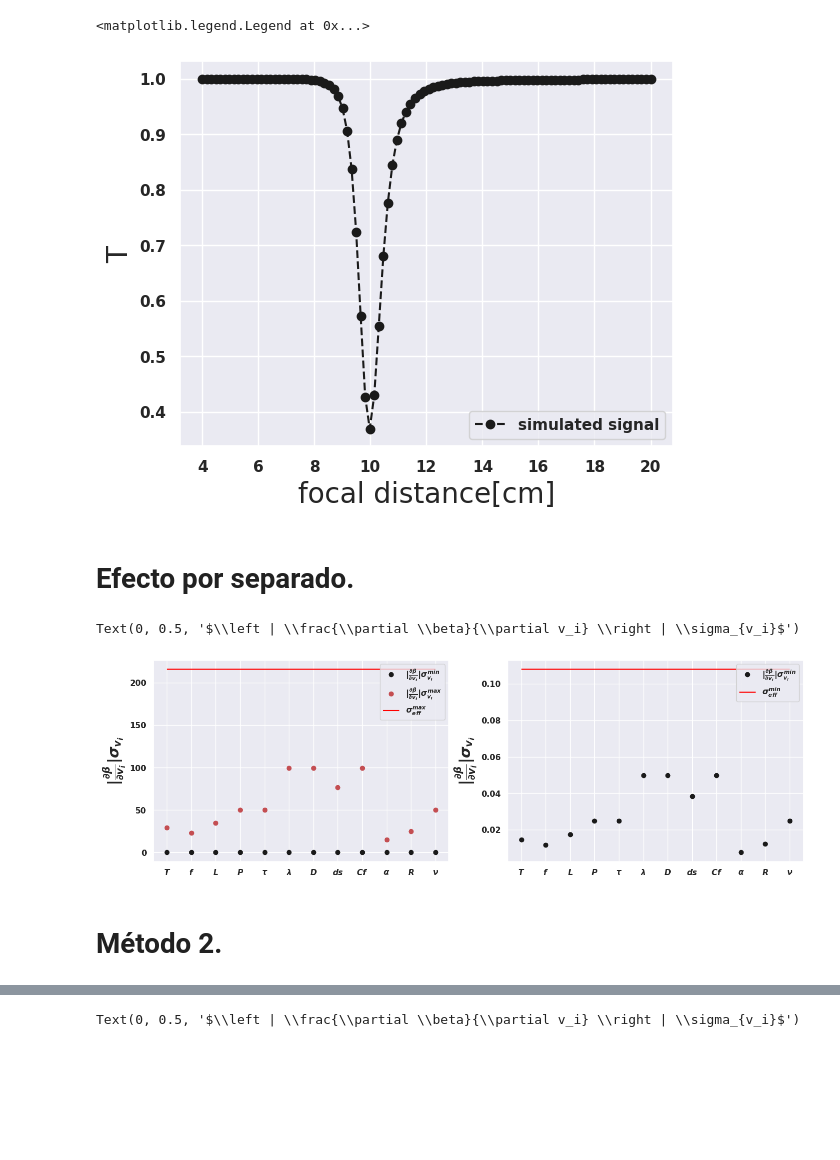
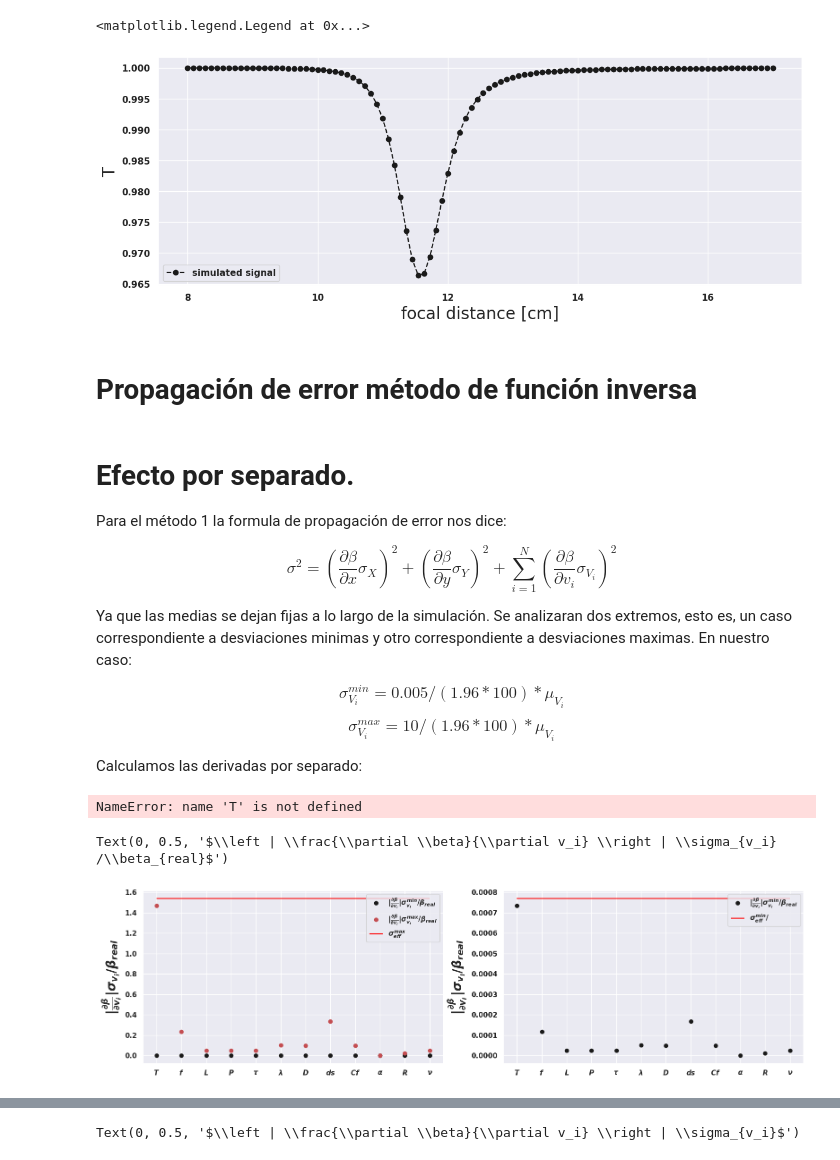
Before and after one commit to EstebanM-98/University_codes, a Jupyter notebook: TPA/error.ipynb, the cells around one changed output, grey strips where cells are left out. Saved outputs shown, nothing was run; the diff lists cells and outputs as text; code cells hidden in the pictures; blank space fills up the shorter version.

```diff
--- a/TPA/error.ipynb
+++ b/TPA/error.ipynb
@@ -40,33 +40,35 @@ def fscanTH2(focal,beta,L,Pavg,Tp,wl,D,ds,Cf,alfa,R,freq):
 # %%
 fig=plt.figure(figsize=(14,5))
 
 ######################## PARAMETROS QUE SE ASUMEN COMO LOS REALES
-focal_e = 1e-2*np.linspace(4,20,100) #focal distance [m]
-beta_e = 500e-11 # TPA seed in (m/W )
-L_e = 0.70e-3 # thickness in (m).
-Pavg_e  = 95e-3# Average power in (W)
-Tp_e  = 2e-9 # pulse width FWHM in (s)
-wl_e  = 1063.5e-9 #central wavelength in (m)
-D_e  = 1.5e-3 # beam diameter in (m)
-ds_e  = 100e-3# Distance EFTL-sample (m)a
-Cf_e  = 1.1 # beam correction coeff
-alfa_e = 975 # linear absorption in (1/m)
+focal_e = 1e-2*np.linspace(8,17,100) #focal distance [m]
+beta_e = 3.4e-11 # TPA seed in (m/W )
+L_e = 1e-3 # thickness in (m).
+Pavg_e  = 200e-3# Average power in (W)
+Tp_e  = 200e-15 # pulse width FWHM in (s)
+wl_e  = 790e-9 #central wavelength in (m)
+D_e  = 2e-3 # beam diameter in (m)
+ds_e  = 116e-3# Distance EFTL-sample (m)a
+Cf_e  = 1.36 # beam correction coeff
+alfa_e =2.6e-1 # linear absorption in (1/m)
 R_e  = 0.33 # reflection percentage
-freq_e  = 11e3 #Frecuencia en HZ
+freq_e  = 90.6e6 #Frecuencia en HZ
 trans_e=list(fscanTH2(focal_e ,beta_e ,L_e ,Pavg_e ,Tp_e ,wl_e ,D_e ,ds_e ,Cf_e ,alfa_e ,R_e ,freq_e )) #Señal simulada
 val_min=min(trans_e)
 index=trans_e.index(min(trans_e))
 #Td= np.gradient(T)
 
-plt.subplot(122)
+
 plt.plot(focal_e *100,trans_e,'--ko',label='simulated signal')
 #plt.plot(corriente,Td,'--ro',label='derivada')
 plt.ylabel('T',fontsize=20)
-plt.xlabel('focal distance[cm]',fontsize=20)
+plt.xlabel('focal distance [cm]',fontsize=20)
 plt.legend()
 # %% [output]
 <matplotlib.legend.Legend at 0x...>
-[figure, old version]
+[figure, new version]
+# %% [markdown]
+# Propagación de error método de función inversa
 # %%
 T, f,L,P,Tp,wl,D,ds,Cf,alfa,R,freq = sym.symbols('T f L P Tp wl D ds Cf alfa R freq')
 params=[T, f,L,P,Tp,wl,D,ds,Cf,alfa,R,freq]
@@ -107,45 +95,52 @@ def BETA_prime(trans,focal,L,Pavg,Tp,wl,D,ds,Cf,alfa,R,freq,param):
 DerivativeOfF = sym.lambdify((T, f,L,P,Tp,wl,D,ds,Cf,alfa,R,freq),BETA_prime(T, f,L,P,Tp,wl,D,ds,Cf,alfa,R,freq,params[0]),"numpy")
 
 #print(DerivativeOfF(1,1,1))
-# %% [markdown]
-# Efecto por separado.
+# %% [markdown]
+# Efecto por separado.
+
+Para el método 1 la formula de propagación de error nos dice:
+
+$$\sigma^{2}=\left(\frac{\partial \beta}{\partial x} \sigma_{X}\right)^{2}+\left(\frac{\partial \beta}{\partial y} \sigma_{Y}\right)^{2}+\sum_{i=1}^{N}\left(\frac{\partial \beta}{\partial v_i} \sigma_{V_i}\right)^{2}$$
+
+Ya que las medias se dejan fijas a lo largo de la simulación. Se analizaran dos extremos, esto es, un caso correspondiente a desviaciones minimas y otro correspondiente a desviaciones maximas. En nuestro caso:
+
+$$\sigma^{min}_{V_i}=0.005/(1.96*100)*\mu_{V_i}$$
+$$\sigma^{max}_{V_i}=10/(1.96*100)*\mu_{V_i}$$
+
+Calculamos las derivadas por separado:
 # %%
-er=np.linspace(0.005,10,50)/100
 results=[]
 
 for i in range(0,12):
-
     DerivativeOfF = sym.lambdify((T, f,L,P,Tp,wl,D,ds,Cf,alfa,R,freq),BETA_prime(T, f,L,P,Tp,wl,D,ds,Cf,alfa,R,freq,params[i]),"numpy")
     val=DerivativeOfF(trans_e[index],focal_e[index],L_e,Pavg_e,Tp_e,wl_e,D_e,ds_e,Cf_e,alfa_e,R_e,freq_e)
     results.append(abs(val))
+# %% [output]
+NameError: name 'T' is not defined
 # %%
 l=[r'$T$',r'$f$',r'$L$',r'$P$',r'$\tau$',r'$\lambda$',r'$D$',r'$ds$',r'$Cf$',r'$\alpha$',r'$R$',r'$\nu$']
 # %%
 reals=[trans_e[index],focal_e[index],L_e,Pavg_e,Tp_e,wl_e,D_e,ds_e,Cf_e,alfa_e,R_e,freq_e]
-p_min=[i*0.005/100*reals[c]*1e11 for c,i in enumerate(results)]
-p_max=[i*10/100*reals[c]*1e11  for c,i in enumerate(results)]
-sum_min=np.sqrt(sum(i**2 for i in p_min))
-sum_max=np.sqrt(sum(i**2 for i in p_max))
+p_min=[i*(0.005/(1.96*100))*reals[c]/beta_e for c,i in enumerate(results)] # cota minima
+p_max=[i*(10/(1.96*100))*reals[c]/beta_e  for c,i in enumerate(results)]  # cota maxima
+sum_min=np.sqrt(sum(i**2 for i in p_min)) # Desviacion estandar total minima
+sum_max=np.sqrt(sum(i**2 for i in p_max)) # Desviacion estandar total maxima
 
 
-#plt.plot(l,results,'ko')
-
-f=plt.figure(figsize=(16,5))
+f=plt.figure(figsize=(19,5))
 
 plt.subplot(121)
-plt.plot(l,p_min,'ko',label=r'$\left | \frac{\partial \beta}{\partial v_i} \right | \sigma^{min}_{v_i}$')
-plt.plot(l,p_max,'ro',label=r'$\left | \frac{\partial \beta}{\partial v_i} \right | \sigma^{max}_{v_i}$')
+plt.plot(l,p_min,'ko',label=r'$\left | \frac{\partial \beta}{\partial v_i} \right | \sigma^{min}_{v_i}/\beta_{real}$')
+plt.plot(l,p_max,'ro',label=r'$\left | \frac{\partial \beta}{\partial v_i} \right | \sigma^{max}_{v_i}/\beta_{real}$')
 plt.hlines(sum_max,xmin=l[0],xmax=l[-1],color='red',label='$\sigma^{max}_{eff}$')
 plt.legend()
-plt.ylabel(r'$\left | \frac{\partial \beta}{\partial v_i} \right | \sigma_{v_i}$',fontsize=20)
+plt.ylabel(r'$\left | \frac{\partial \beta}{\partial v_i} \right | \sigma_{v_i} /\beta_{real}$',fontsize=20)
 
 plt.subplot(122)
-plt.plot(l,p_min,'ko',label=r'$\left | \frac{\partial \beta}{\partial v_i} \right | \sigma^{min}_{v_i}$')
-plt.hlines(sum_min,xmin=l[0],xmax=l[-1],color='red',label='$\sigma^{min}_{eff}$')
+plt.plot(l,p_min,'ko',label=r'$\left | \frac{\partial \beta}{\partial v_i} \right | \sigma^{min}_{v_i}/\beta_{real}$')
+plt.hlines(sum_min,xmin=l[0],xmax=l[-1],color='red',label='$\sigma^{min}_{eff}/\beta_{real}$')
 plt.legend()
-plt.ylabel(r'$\left | \frac{\partial \beta}{\partial v_i} \right | \sigma_{v_i}$',fontsize=20)
+plt.ylabel(r'$\left | \frac{\partial \beta}{\partial v_i} \right | \sigma_{v_i} /\beta_{real}$',fontsize=20)
 # %% [output]
-Text(0, 0.5, '$\\left | \\frac{\\partial \\beta}{\\partial v_i} \\right | \\sigma_{v_i}$')
+Text(0, 0.5, '$\\left | \\frac{\\partial \\beta}{\\partial v_i} \\right | \\sigma_{v_i} /\\beta_{real}$')
-[figure, old version]
+[figure, new version]
-# %% [markdown]
-# Método 2.
```
Also changed, not shown: parts of 4 cells of this notebook, 5 other files.
